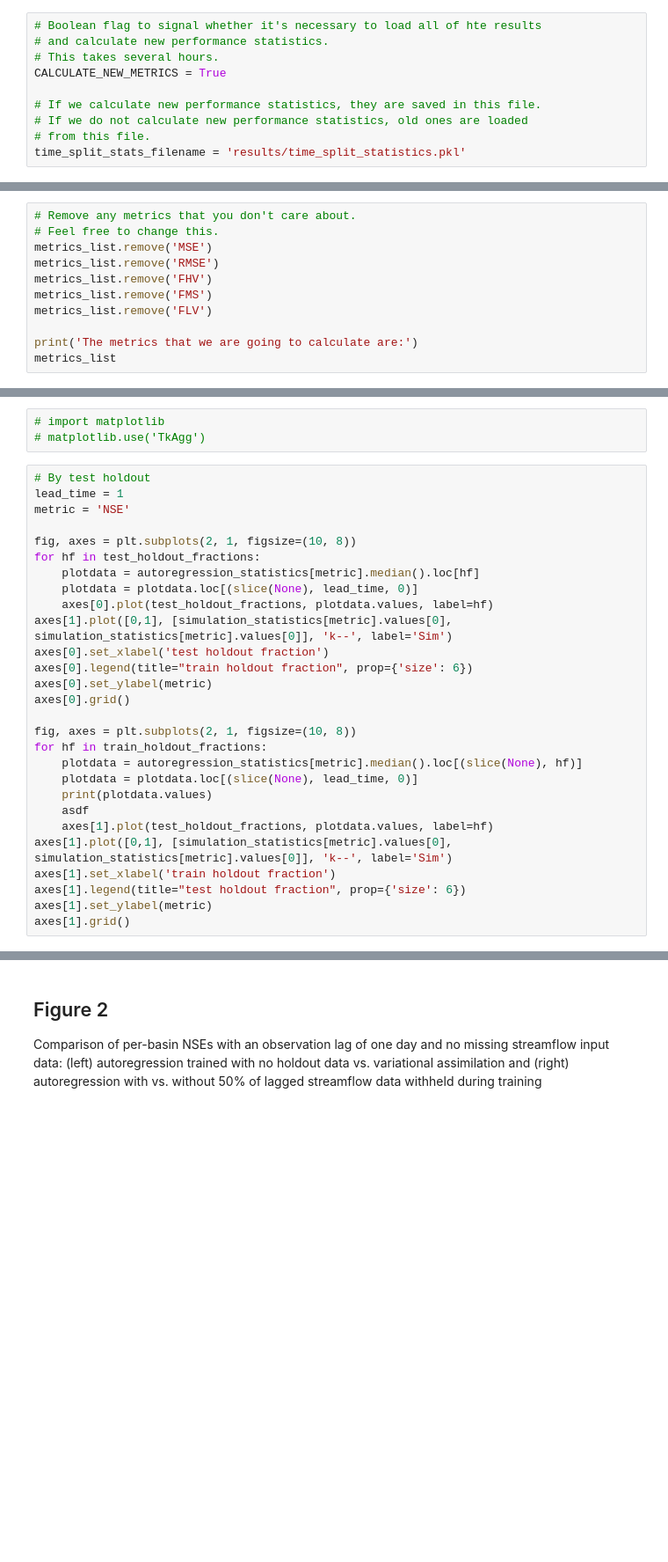
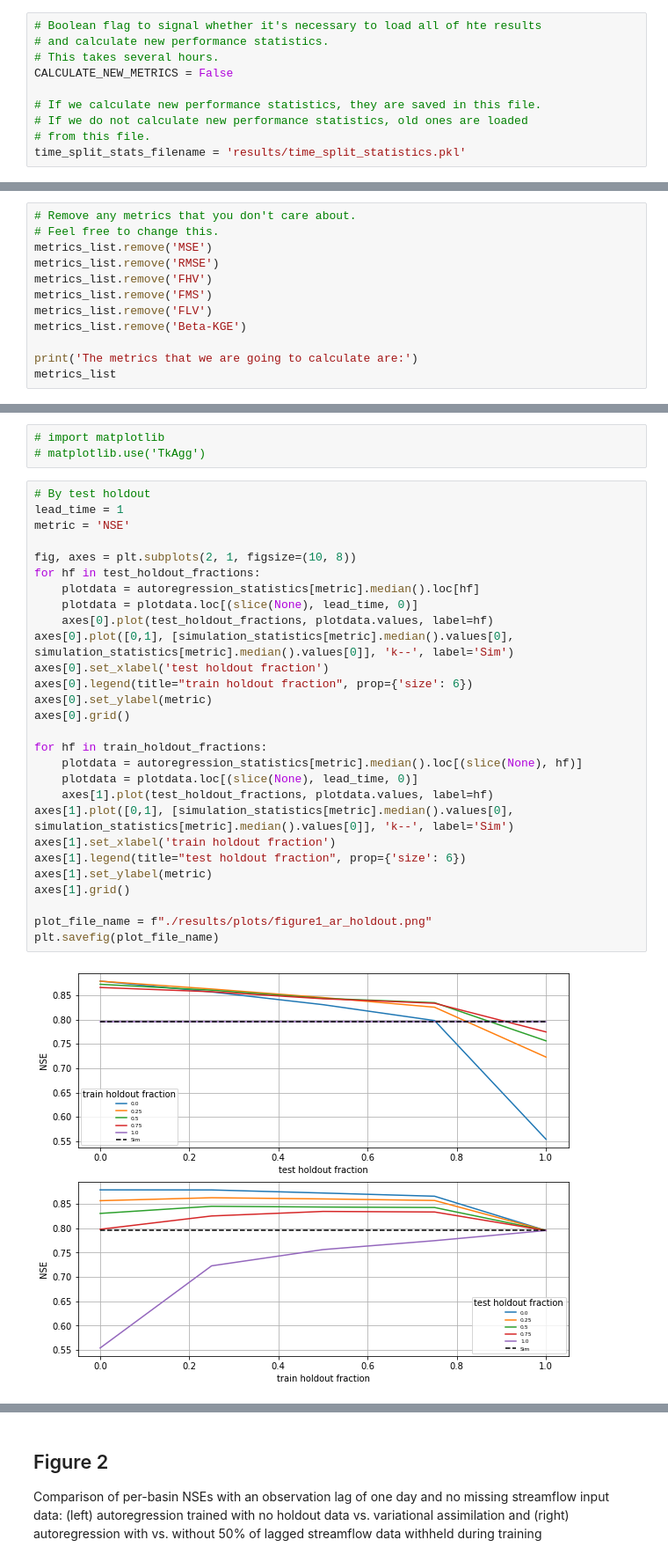
Before and after one commit to grey-nearing/lstm-data-assimilation, a Jupyter notebook: analysis_time_split.ipynb, the cells around one changed output, grey strips where cells are left out. Shown at 88% size. Cells and saved outputs as stored; diff of their text form; blank space fills up the shorter version.

Commit message:
Results from paper revisions

```diff
--- a/analysis_time_split.ipynb
+++ b/analysis_time_split.ipynb
@@ -6,7 +6,7 @@
 # Boolean flag to signal whether it's necessary to load all of hte results
 # and calculate new performance statistics.
 # This takes several hours.
-CALCULATE_NEW_METRICS = True
+CALCULATE_NEW_METRICS = False
 
 # If we calculate new performance statistics, they are saved in this file.
 # If we do not calculate new performance statistics, old ones are loaded
@@ -41,6 +55,7 @@ metrics_list.remove('RMSE')
 metrics_list.remove('FHV')
 metrics_list.remove('FMS')
 metrics_list.remove('FLV')
+metrics_list.remove('Beta-KGE')
 
 print('The metrics that we are going to calculate are:')
 metrics_list
@@ -227,28 +276,30 @@ show the same results, but organized by the amount of lagged streamflow data wit
 # %%
 # By test holdout
 lead_time = 1
 metric = 'NSE'
 
 fig, axes = plt.subplots(2, 1, figsize=(10, 8))
 for hf in test_holdout_fractions:
     plotdata = autoregression_statistics[metric].median().loc[hf]
     plotdata = plotdata.loc[(slice(None), lead_time, 0)]
     axes[0].plot(test_holdout_fractions, plotdata.values, label=hf)
-axes[1].plot([0,1], [simulation_statistics[metric].values[0], simulation_statistics[metric].values[0]], 'k--', label='Sim')
+axes[0].plot([0,1], [simulation_statistics[metric].median().values[0], simulation_statistics[metric].median().values[0]], 'k--', label='Sim')
 axes[0].set_xlabel('test holdout fraction')
 axes[0].legend(title="train holdout fraction", prop={'size': 6})
 axes[0].set_ylabel(metric)
 axes[0].grid()
 
-fig, axes = plt.subplots(2, 1, figsize=(10, 8))
 for hf in train_holdout_fractions:
     plotdata = autoregression_statistics[metric].median().loc[(slice(None), hf)]
     plotdata = plotdata.loc[(slice(None), lead_time, 0)]
-    print(plotdata.values)
-    asdf
     axes[1].plot(test_holdout_fractions, plotdata.values, label=hf)
-axes[1].plot([0,1], [simulation_statistics[metric].values[0], simulation_statistics[metric].values[0]], 'k--', label='Sim')
+axes[1].plot([0,1], [simulation_statistics[metric].median().values[0], simulation_statistics[metric].median().values[0]], 'k--', label='Sim')
 axes[1].set_xlabel('train holdout fraction')
 axes[1].legend(title="test holdout fraction", prop={'size': 6})
 axes[1].set_ylabel(metric)
 axes[1].grid()
+
+plot_file_name = f"./results/plots/figure1_ar_holdout.png"
+plt.savefig(plot_file_name)
+# %% [output]
+[figure, added]
```
Also changed, not shown: parts of 16 cells of this notebook, 17 other files.
